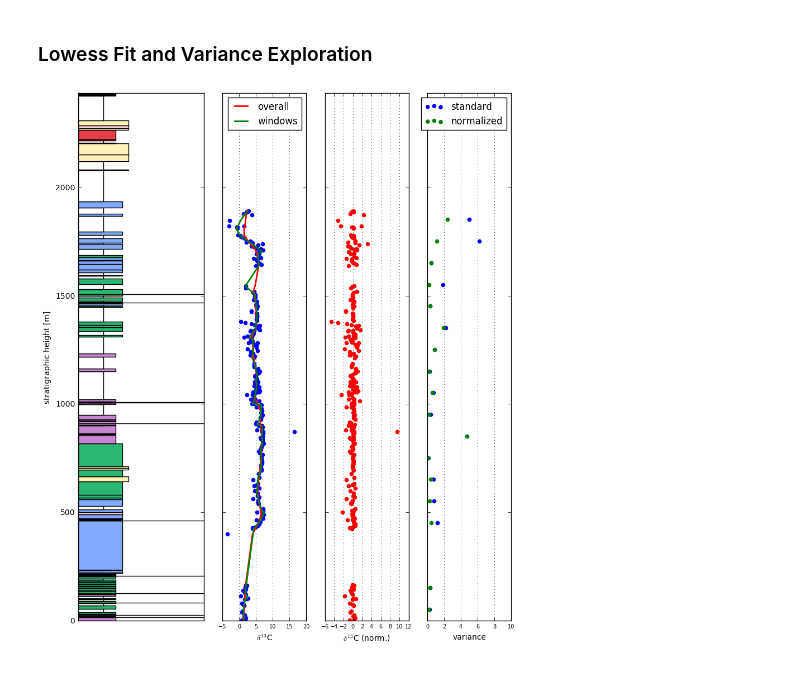
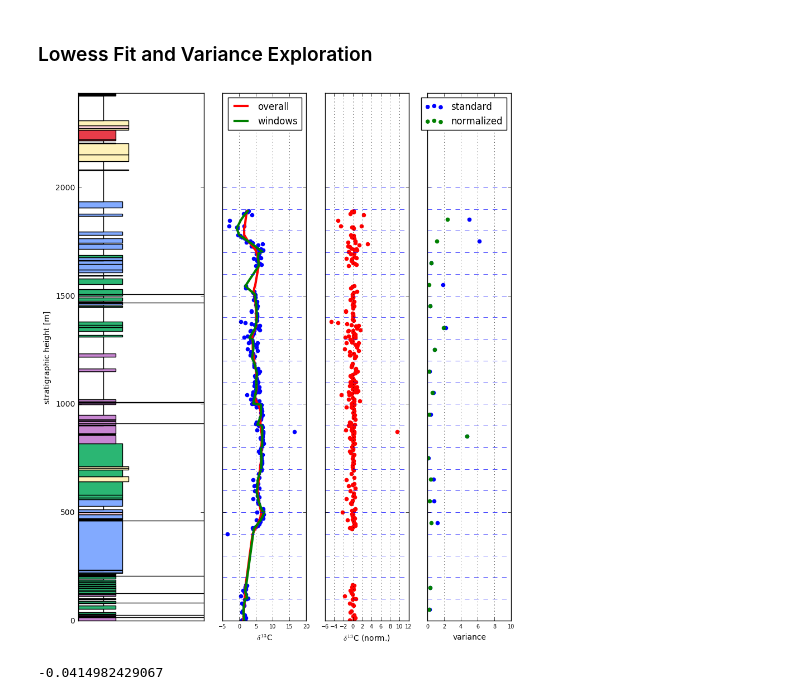
Before and after one commit to yuempark/pystrat, a Jupyter notebook: pyStrat_draft.ipynb, the cells around one changed output. Saved outputs shown, nothing was run; the diff lists cells and outputs as text; code cells hidden in the pictures.

Commit message:
minor updates to lowess/variance exploration

```diff
--- a/pyStrat_draft.ipynb
+++ b/pyStrat_draft.ipynb
@@ -38,10 +40,12 @@ Colour and width check passed.
 # %% [markdown]
 ## Calculate Variance and a Lowess Fit
 # %%
+interval = 100
+
 lowess_all = lowess_fit(data['CHEM_d13C'], data['CHEM_HEIGHT'], frac=0.1)
-variances, strat_height_mids = scatter_variance(data['CHEM_HEIGHT'], data['CHEM_d13C'], 100, mode='standard')
+variances, strat_height_mids = scatter_variance(data['CHEM_HEIGHT'], data['CHEM_d13C'], interval, mode='standard')
 norm_variances, strat_height_mids, lowess_norm, norm_d13C, heights = scatter_variance(data['CHEM_HEIGHT'], data['CHEM_d13C'],\
-                                                                                      100, mode='normalized', frac=1)
+                                                                                      interval, mode='normalized', frac=1)
 # %% [markdown]
 ## Plot
 # %% [markdown]
@@ -91,33 +95,39 @@ plt.show(fig)
 # the backbone of the plot
 strat_ratio = 0.005
 figwidth = 10
 width_ratios = [3,2,2,2]
 fig, axs = initiate_figure(data, formatting, strat_ratio, figwidth, width_ratios)
 
 # additional data axes
 # note that the added data axes can pull data from anywhere - they do not have to come from the data.csv
 add_data_axis(fig, axs, 1, data['CHEM_d13C'], data['CHEM_HEIGHT'], 'scatter', color='blue', label='_nolegend_')
-add_data_axis(fig, axs, 1, lowess_all[:,1], lowess_all[:,0], 'plot', color='red', linewidth=2, label='overall')
-add_data_axis(fig, axs, 1, lowess_norm[:,1], lowess_norm[:,0], 'plot', color='green', linewidth=2, label='windows')
+add_data_axis(fig, axs, 1, lowess_all[:,1], lowess_all[:,0], 'plot', color='red', linewidth=3, label='overall')
+add_data_axis(fig, axs, 1, lowess_norm[:,1], lowess_norm[:,0], 'plot', color='green', linewidth=3, label='windows')
 add_data_axis(fig, axs, 2, norm_d13C, heights, 'scatter', color='red')
 add_data_axis(fig, axs, 3, variances, strat_height_mids, 'scatter', color = 'blue', label='standard')
 add_data_axis(fig, axs, 3, norm_variances, strat_height_mids, 'scatter', color='green', label='normalized')
 
 # for now make style changes using the axis handles, in the standard matplotlib manner
 axs[1].set_xlabel('$\delta^{13}$C')
 axs[1].legend()
 
 axs[2].set_xlabel('$\delta^{13}$C (norm.)')
 
 axs[3].set_xlabel('variance')
 axs[3].set_xlim(0,10)
 axs[3].legend()
 
 for i in range(1,len(axs)):
     axs[i].xaxis.grid()
+    for window_boundary in np.arange(0,2100,interval):
+        axs[i].axhline(window_boundary, linestyle='--', linewidth=0.5)
     for tick in axs[i].xaxis.get_major_ticks():
         tick.label.set_fontsize(7)
 
 plt.show(fig)
 # %% [output]
-[figure, old version]
+[figure, new version]
+# %%
+print(np.mean(norm_d13C))
+# %% [output]
+-0.0414982429067
```
Also changed, not shown: parts of 1 cell of this notebook.
